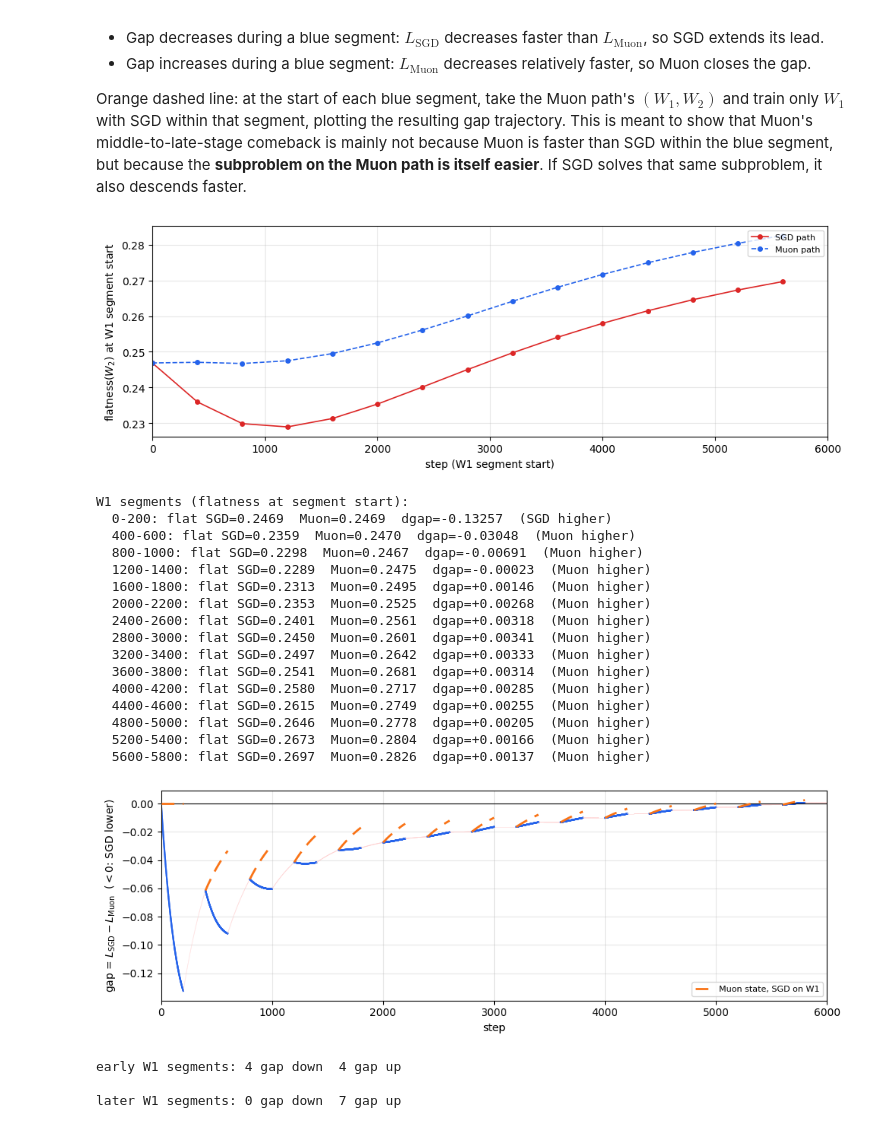
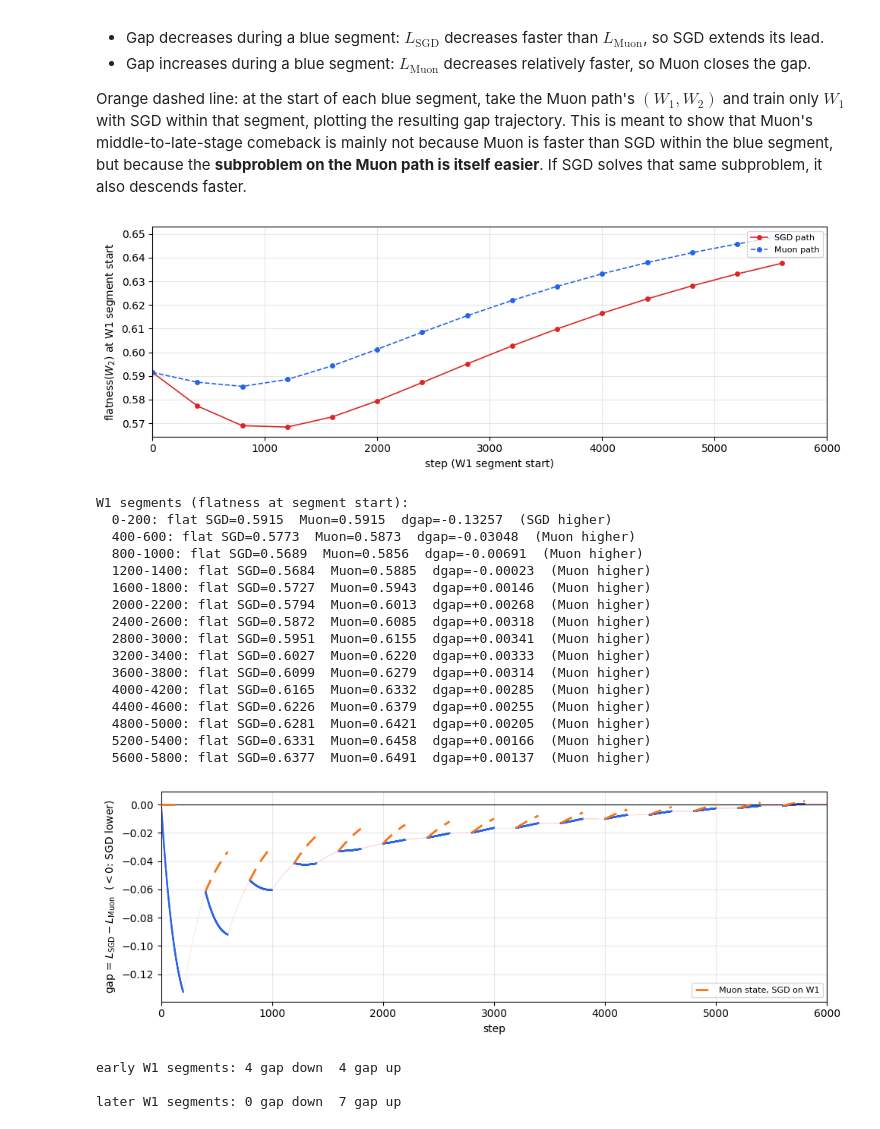
Before and after one commit to huanghao-sss/muon_interpretation, a Jupyter notebook: English/demo_muon_tradeoff_tau.executed.ipynb, the cells around one changed output. Drawn from its saved outputs; the diff is of its cells as text; code cells hidden in the pictures.

Commit message:
Switch spectrum flatness to entropy effective rank.
Keep the Muon-higher-flatness conclusion under the new metric and refresh executed notebooks.

Co-authored-by: Cursor <cursoragent@cursor.com>

```diff
--- a/English/demo_muon_tradeoff_tau.executed.ipynb
+++ b/English/demo_muon_tradeoff_tau.executed.ipynb
@@ -404,7 +402,9 @@ norm_A = A.norm().item()
 
 def w2_spectrum_flatness(W2):
     s = torch.linalg.svdvals(W2)
-    return (s.pow(2).sum() / s[0].pow(2)).item() / D
+    p = s.pow(2)
+    p = p / p.sum().clamp_min(1e-30)
+    return torch.exp(-(p * torch.log(p.clamp_min(1e-30))).sum()).item() / D
 
 
 def init_path(w1_cls):
@@ -499,50 +499,50 @@ k = 1
 while k < min(PLOT_MAX, len(gap_swap)):
     if phases[k] != "w1":
         k += 1
         continue
     xs, ys = [], []
     if not math.isnan(gap_swap[k - 1]):
         xs, ys = [k - 1], [gap_swap[k - 1]]
     while k < min(PLOT_MAX, len(gap_swap)) and phases[k] == "w1":
         if not math.isnan(gap_swap[k]):
             xs.append(k)
             ys.append(gap_swap[k])
         k += 1
     if len(xs) >= 2:
         ax.plot(xs, ys, color="#f97316", linestyle=(0, (6, 4)), linewidth=2.0,
                 label="Muon state, SGD on W1" if not swap_labeled else None, zorder=3)
         swap_labeled = True
 ax.axhline(0, color="black", linewidth=0.8)
 ax.set_xlim(0, PLOT_MAX)
 ax.set_xlabel("step")
 ax.set_ylabel(r"gap = $L_{\rm SGD} - L_{\rm Muon}$  ($<0$: SGD lower)")
 ax.grid(True, alpha=0.3)
 ax.legend(loc="lower right", fontsize=8)
 plt.tight_layout()
 plt.show()
 
 mid = PLOT_MAX // 2
 for label, lo, hi in [("early", 1, mid), ("later", mid, PLOT_MAX)]:
     rows = blue_segment_deltas(lo, hi)
     print(f"{label} W1 segments: {sum(d < 0 for d in rows)} gap down  {sum(d > 0 for d in rows)} gap up\n")
 # %% [output]
-[figure, old version]
+[figure, new version]
 W1 segments (flatness at segment start):
-  0-200: flat SGD=0.2469  Muon=0.2469  dgap=-0.13257  (SGD higher)
-  400-600: flat SGD=0.2359  Muon=0.2470  dgap=-0.03048  (Muon higher)
-  800-1000: flat SGD=0.2298  Muon=0.2467  dgap=-0.00691  (Muon higher)
-  1200-1400: flat SGD=0.2289  Muon=0.2475  dgap=-0.00023  (Muon higher)
-  1600-1800: flat SGD=0.2313  Muon=0.2495  dgap=+0.00146  (Muon higher)
-  2000-2200: flat SGD=0.2353  Muon=0.2525  dgap=+0.00268  (Muon higher)
-  2400-2600: flat SGD=0.2401  Muon=0.2561  dgap=+0.00318  (Muon higher)
-  2800-3000: flat SGD=0.2450  Muon=0.2601  dgap=+0.00341  (Muon higher)
-  3200-3400: flat SGD=0.2497  Muon=0.2642  dgap=+0.00333  (Muon higher)
-  3600-3800: flat SGD=0.2541  Muon=0.2681  dgap=+0.00314  (Muon higher)
-  4000-4200: flat SGD=0.2580  Muon=0.2717  dgap=+0.00285  (Muon higher)
-  4400-4600: flat SGD=0.2615  Muon=0.2749  dgap=+0.00255  (Muon higher)
-  4800-5000: flat SGD=0.2646  Muon=0.2778  dgap=+0.00205  (Muon higher)
-  5200-5400: flat SGD=0.2673  Muon=0.2804  dgap=+0.00166  (Muon higher)
-  5600-5800: flat SGD=0.2697  Muon=0.2826  dgap=+0.00137  (Muon higher)
+  0-200: flat SGD=0.5915  Muon=0.5915  dgap=-0.13257  (SGD higher)
+  400-600: flat SGD=0.5773  Muon=0.5873  dgap=-0.03048  (Muon higher)
+  800-1000: flat SGD=0.5689  Muon=0.5856  dgap=-0.00691  (Muon higher)
+  1200-1400: flat SGD=0.5684  Muon=0.5885  dgap=-0.00023  (Muon higher)
+  1600-1800: flat SGD=0.5727  Muon=0.5943  dgap=+0.00146  (Muon higher)
+  2000-2200: flat SGD=0.5794  Muon=0.6013  dgap=+0.00268  (Muon higher)
+  2400-2600: flat SGD=0.5872  Muon=0.6085  dgap=+0.00318  (Muon higher)
+  2800-3000: flat SGD=0.5951  Muon=0.6155  dgap=+0.00341  (Muon higher)
+  3200-3400: flat SGD=0.6027  Muon=0.6220  dgap=+0.00333  (Muon higher)
+  3600-3800: flat SGD=0.6099  Muon=0.6279  dgap=+0.00314  (Muon higher)
+  4000-4200: flat SGD=0.6165  Muon=0.6332  dgap=+0.00285  (Muon higher)
+  4400-4600: flat SGD=0.6226  Muon=0.6379  dgap=+0.00255  (Muon higher)
+  4800-5000: flat SGD=0.6281  Muon=0.6421  dgap=+0.00205  (Muon higher)
+  5200-5400: flat SGD=0.6331  Muon=0.6458  dgap=+0.00166  (Muon higher)
+  5600-5800: flat SGD=0.6377  Muon=0.6491  dgap=+0.00137  (Muon higher)
 [figure]
 early W1 segments: 4 gap down  4 gap up
 
```
Also changed, not shown: parts of 4 cells of this notebook, 5 other files.
